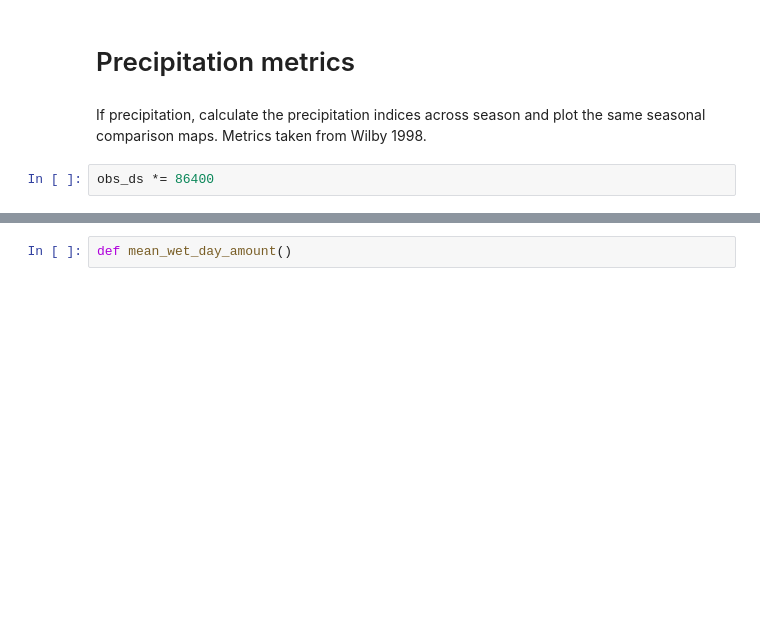
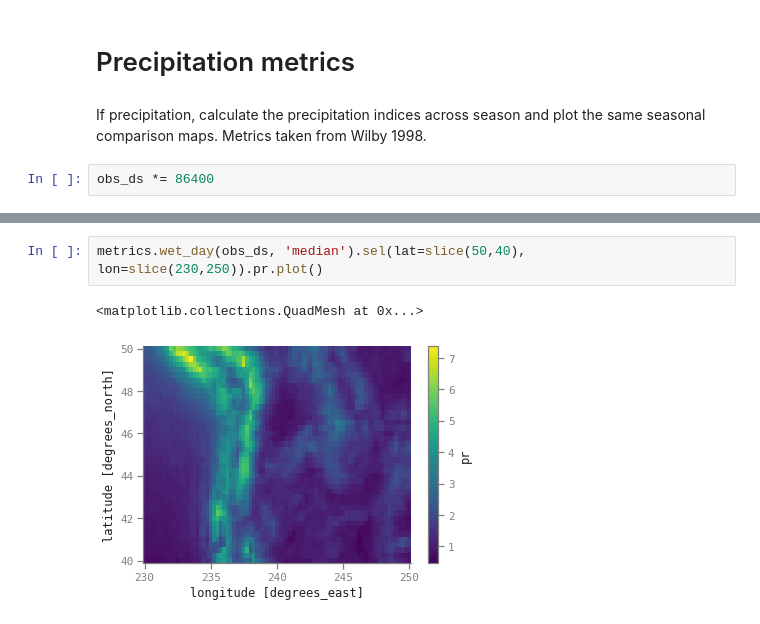
Before and after one commit to carbonplan/cmip6-downscaling, a Jupyter notebook: notebooks/analyses.ipynb, the cells around one changed output, grey strips where cells are left out. Cells and saved outputs as stored; diff of their text form; blank space fills up the shorter version.

```diff
--- a/notebooks/analyses.ipynb
+++ b/notebooks/analyses.ipynb
@@ -168,2 +181,5 @@ amt.sel(lat=slice(50,40), lon=slice(280,300)).pr.plot()
 # %%
-def mean_wet_day_amount()
+metrics.wet_day(obs_ds, 'median').sel(lat=slice(50,40), lon=slice(230,250)).pr.plot()
+# %% [output]
+<matplotlib.collections.QuadMesh at 0x...>
+[figure, added]
```
Also changed, not shown: parts of 23 cells of this notebook, 2 other files.
